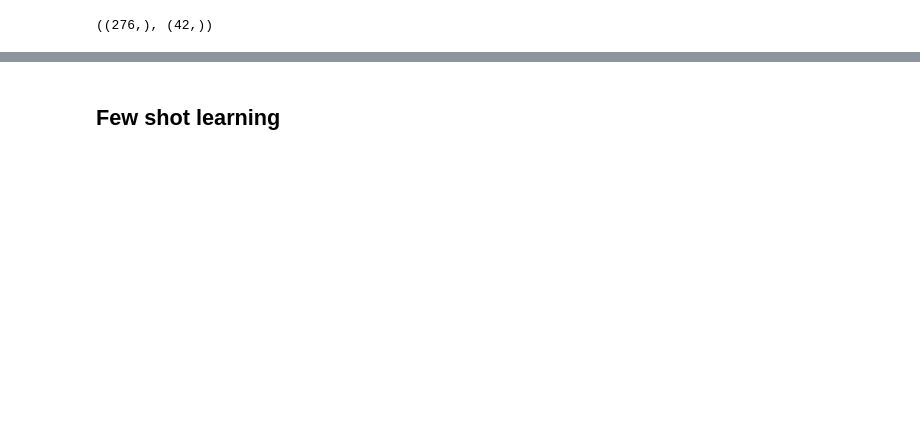
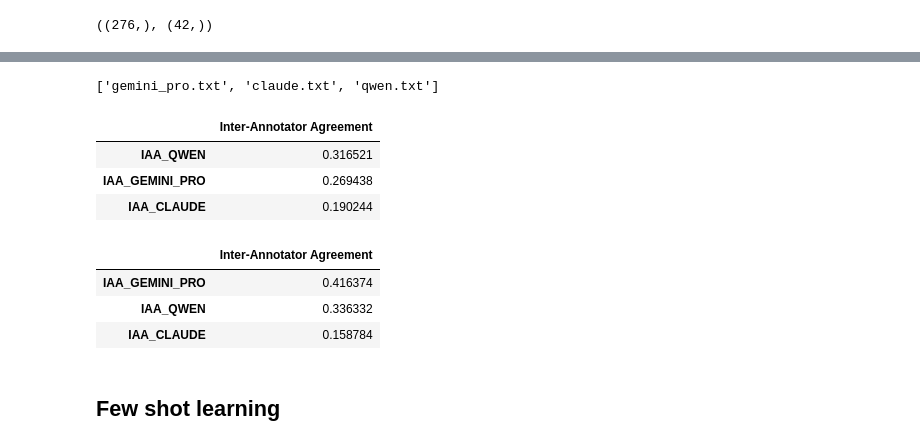
Before and after one commit to carriedoeliseo/temas_nlp_tp, a Jupyter notebook: Prompting.ipynb, the cells around one changed output, grey strips where cells are left out. Saved outputs shown, nothing was run; the diff lists cells and outputs as text; code cells hidden in the pictures; blank space fills up the shorter version.

Commit message:
prompts!!

```diff
--- a/Prompting.ipynb
+++ b/Prompting.ipynb
@@ -43,2 +63,19 @@ Y_train.shape, Y_vali.shape
+# %%
+def get_iaa_llm_table(prompt):
+    """
+    Armamos una tabla con los distintos IAA calculados con el fragmento de
+    validación del dataset3
+    """
+
+    models = [f.replace('.txt', '') for f in os.listdir(f'resultados/{prompt}')]
+
+    df = pd.DataFrame({
+        f'IAA_{model}': [calcula_iaa(prompt=prompt, llm=model)]
+        for model in models
+    })
+    df = df.T
+    df.columns = ['Inter-Annotator Agreement']
+
+    return df.sort_values(by='Inter-Annotator Agreement', ascending=False)
 # %% [markdown]
 ## One shot learning
@@ -96,14 +90,17 @@ def calcula_iaa(prompt, llm):
-# %%
-def get_iaa_llm_table(prompt):
-    """ """
-    df = pd.DataFrame({
-        'IAA_QWEN': [calcula_iaa(prompt=prompt, llm='qwen')],
-        'IAA_GEMINI_PRO': [calcula_iaa(prompt=prompt, llm='gemini_pro')],
-        'IAA_CLAUDE': [calcula_iaa(prompt=prompt, llm='claude')]
-    })
-    df = df.T
-    df.columns = ['Inter-Annotator Agreement']
-
-    return df
+# %%
+get_iaa_llm_table('v1')
+# %% [output]
+['gemini_pro.txt', 'claude.txt', 'qwen.txt']
+|  | Inter-Annotator Agreement |
+| IAA_QWEN | 0.316521 |
+| IAA_GEMINI_PRO | 0.269438 |
+| IAA_CLAUDE | 0.190244 |
+# %%
+get_iaa_llm_table('v2_chain_of_thought')
+# %% [output]
+|  | Inter-Annotator Agreement |
+| IAA_GEMINI_PRO | 0.416374 |
+| IAA_QWEN | 0.336332 |
+| IAA_CLAUDE | 0.158784 |
 # %% [markdown]
 ## Few shot learning
```
Also changed, not shown: parts of 13 cells of this notebook, 10 other files.
